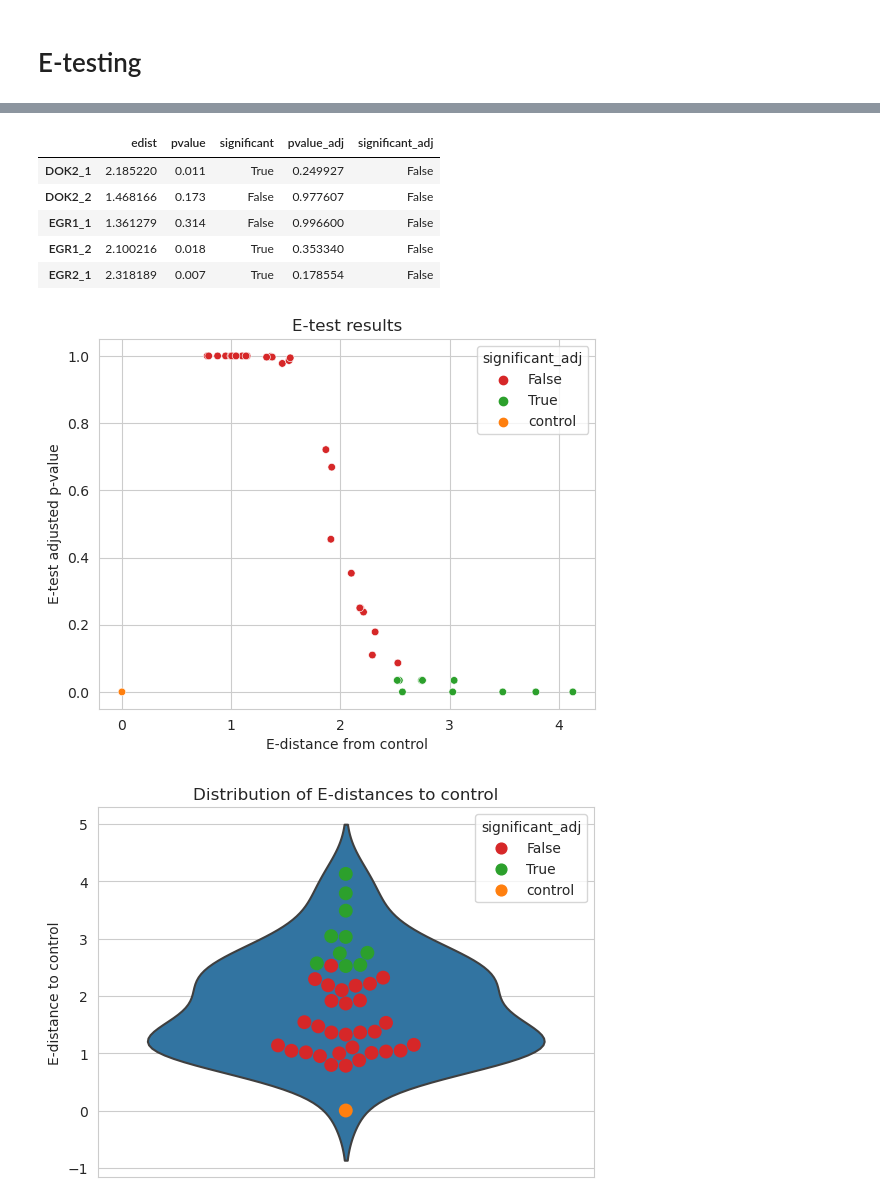
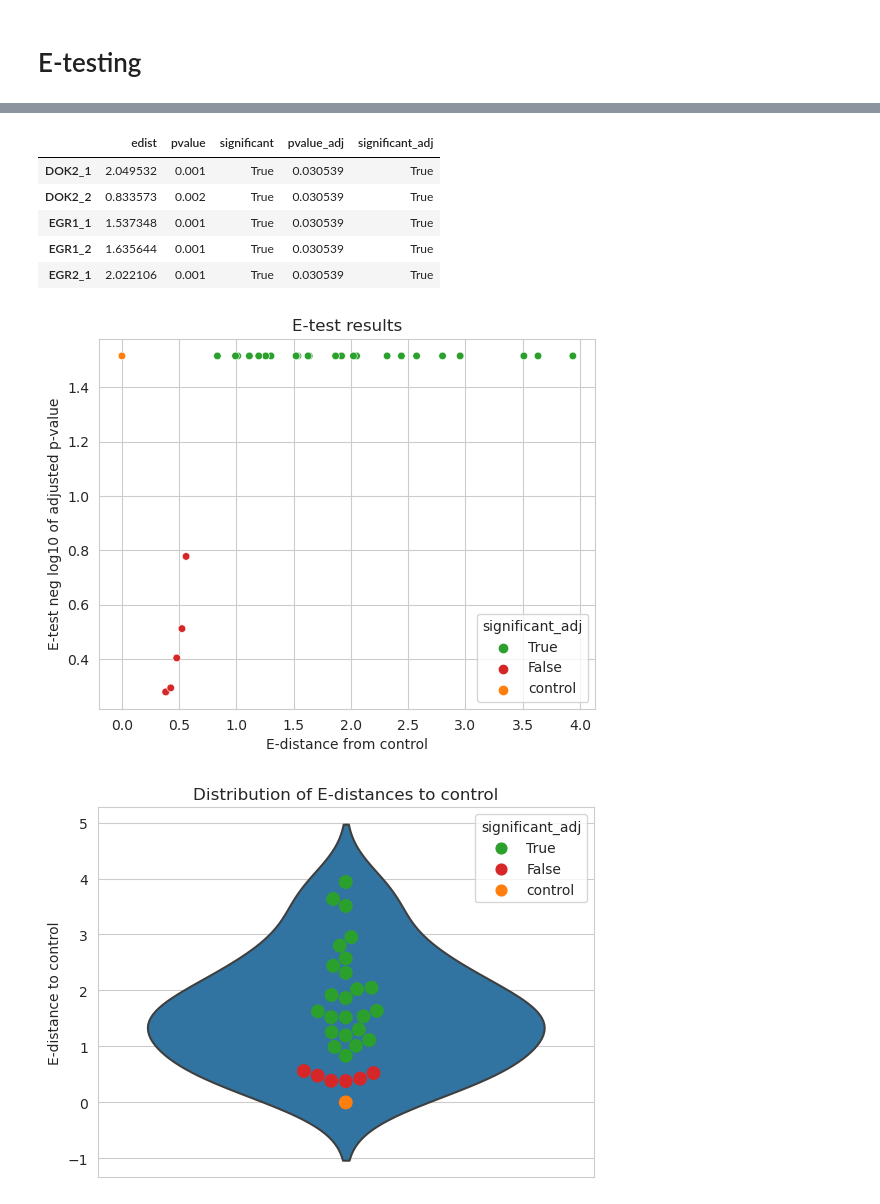
Before and after one commit to sanderlab/scPerturb, a Jupyter notebook: package/notebooks/e-distance.ipynb, the cells around one changed output, grey strips where cells are left out. Cells and saved outputs as stored; diff of their text form; code cells hidden in the pictures.

```diff
--- a/package/notebooks/e-distance.ipynb
+++ b/package/notebooks/e-distance.ipynb
@@ -47,7 +47,7 @@ else:
     sc.pp.log1p(adata)
 
     # high class imbalance
-    adata = equal_subsampling(adata, 'perturbation', N_min=50)
+    adata = equal_subsampling(adata, 'perturbation', N_min=200)
     sc.pp.filter_genes(adata, min_cells=3)  # sanity cleaning
 
     # select HVGs
@@ -100,21 +109,22 @@ df = etest(adata, obs_key='perturbation', obsm_key='X_pca', dist='sqeuclidean',
 df.head()
 # %% [output]
 |  | edist | pvalue | significant | pvalue_adj | significant_adj |
-| DOK2_1 | 2.185220 | 0.011 | True | 0.249927 | False |
-| DOK2_2 | 1.468166 | 0.173 | False | 0.977607 | False |
-| EGR1_1 | 1.361279 | 0.314 | False | 0.996600 | False |
-| EGR1_2 | 2.100216 | 0.018 | True | 0.353340 | False |
-| EGR2_1 | 2.318189 | 0.007 | True | 0.178554 | False |
+| DOK2_1 | 2.049532 | 0.001 | True | 0.030539 | True |
+| DOK2_2 | 0.833573 | 0.002 | True | 0.030539 | True |
+| EGR1_1 | 1.537348 | 0.001 | True | 0.030539 | True |
+| EGR1_2 | 1.635644 | 0.001 | True | 0.030539 | True |
+| EGR2_1 | 2.022106 | 0.001 | True | 0.030539 | True |
 # %%
 df.loc[df.index=='control', 'significant_adj'] = 'control'
+df['neglog10_pvalue_adj'] = -np.log10(df['pvalue_adj'])
 with sns.axes_style('whitegrid'):
-    sns.scatterplot(data=df, y='pvalue_adj', x='edist', hue='significant_adj', palette={True: 'tab:green', False: 'tab:red', 'control': 'tab:orange'}, s=30)
+    sns.scatterplot(data=df, y='neglog10_pvalue_adj', x='edist', hue='significant_adj', palette={True: 'tab:green', False: 'tab:red', 'control': 'tab:orange'}, s=30)
 pl.title('E-test results')
 pl.xlabel('E-distance from control')
-pl.ylabel('E-test adjusted p-value')
+pl.ylabel('E-test neg log10 of adjusted p-value')
 pl.show()
 # %% [output]
-[figure, old version]
+[figure, new version]
 # %%
 with sns.axes_style('whitegrid'):
     sns.violinplot(data=df, y='edist', inner=None)
@@ -124,4 +134,4 @@ pl.ylabel('E-distance to control')
 pl.title('Distribution of E-distances to control')
 pl.show()
 # %% [output]
-[figure, old version]
+[figure, new version]
```
Also changed, not shown: parts of 5 cells of this notebook, 1 other file.
